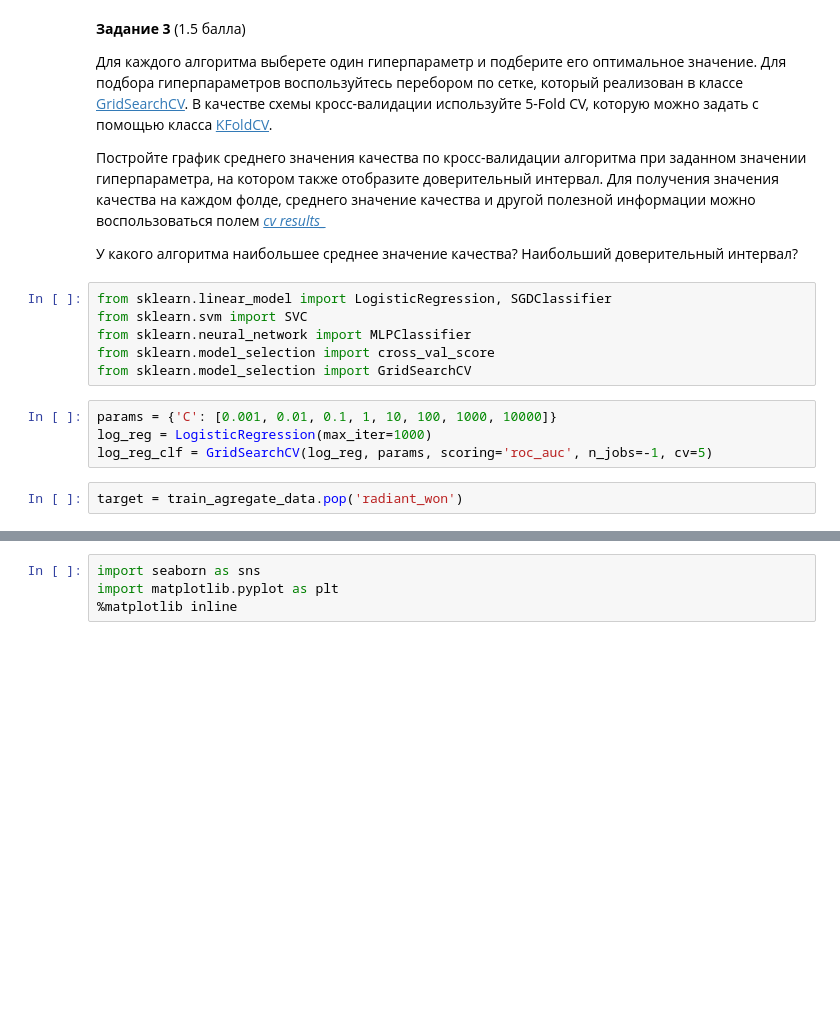
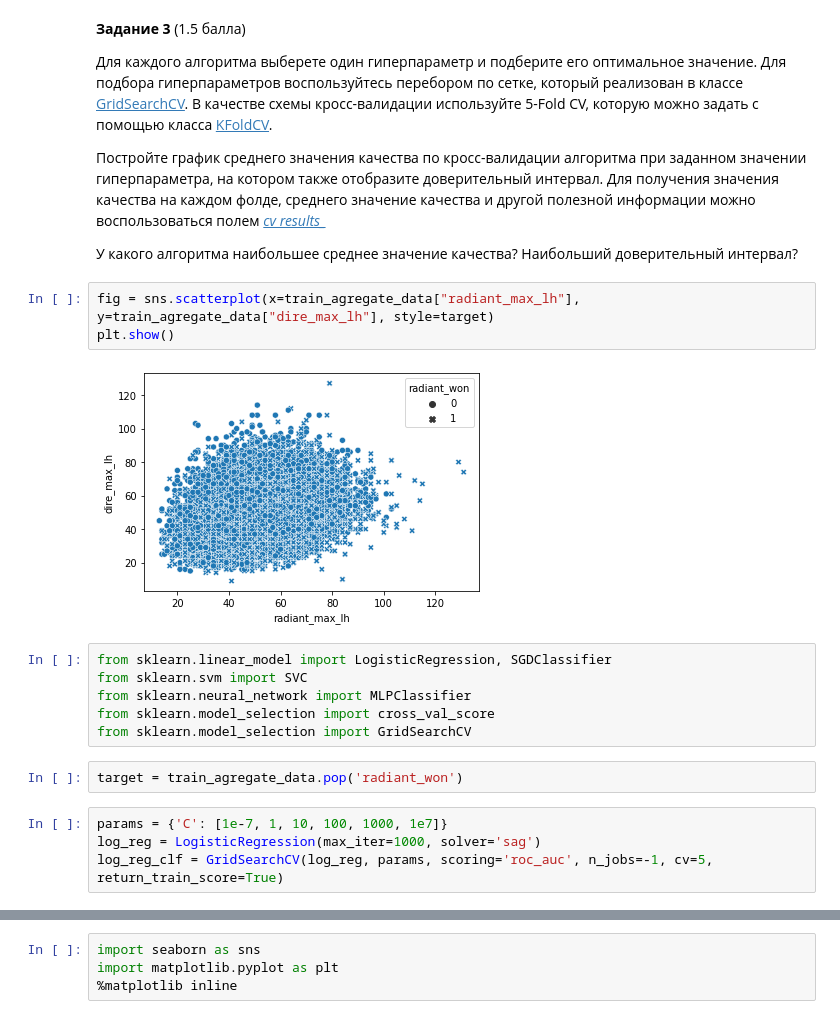
Before and after one commit to TroninDV/MLLab1, a Jupyter notebook: lab_1.ipynb, the cells around one changed output, grey strips where cells are left out. Saved outputs shown, nothing was run; the diff lists cells and outputs as text; blank space fills up the shorter version.

```diff
--- a/lab_1.ipynb
+++ b/lab_1.ipynb
@@ -234,18 +234,23 @@ train_agregate_data
 Постройте график среднего значения качества по кросс-валидации алгоритма при заданном значении гиперпараметра, на котором также отобразите доверительный интервал. Для получения значения качества на каждом фолде, среднего значение качества и другой полезной информации можно воспользоваться полем [*cv results_*](http://scikit-learn.org/stable/modules/generated/sklearn.model_selection.GridSearchCV.html#sklearn.model_selection.GridSearchCV)
 
 У какого алгоритма наибольшее среднее значение качества? Наибольший доверительный интервал?
+# %%
+fig = sns.scatterplot(x=train_agregate_data["radiant_max_lh"], y=train_agregate_data["dire_max_lh"], style=target)
+plt.show()
+# %% [output]
+[figure, added]
 # %%
 from sklearn.linear_model import LogisticRegression, SGDClassifier
 from sklearn.svm import SVC
 from sklearn.neural_network import MLPClassifier
 from sklearn.model_selection import cross_val_score
 from sklearn.model_selection import GridSearchCV
-# %%
-params = {'C': [0.001, 0.01, 0.1, 1, 10, 100, 1000, 10000]}
-log_reg = LogisticRegression(max_iter=1000)
-log_reg_clf = GridSearchCV(log_reg, params, scoring='roc_auc', n_jobs=-1, cv=5)
 # %%
 target = train_agregate_data.pop('radiant_won')
+# %%
+params = {'C': [1e-7, 1, 10, 100, 1000, 1e7]}
+log_reg = LogisticRegression(max_iter=1000, solver='sag')
+log_reg_clf = GridSearchCV(log_reg, params, scoring='roc_auc', n_jobs=-1, cv=5, return_train_score=True)
 # %%
 log_reg_clf.fit(train_agregate_data, target)
 # %% [output]
```
Also changed, not shown: parts of 22 cells of this notebook.
